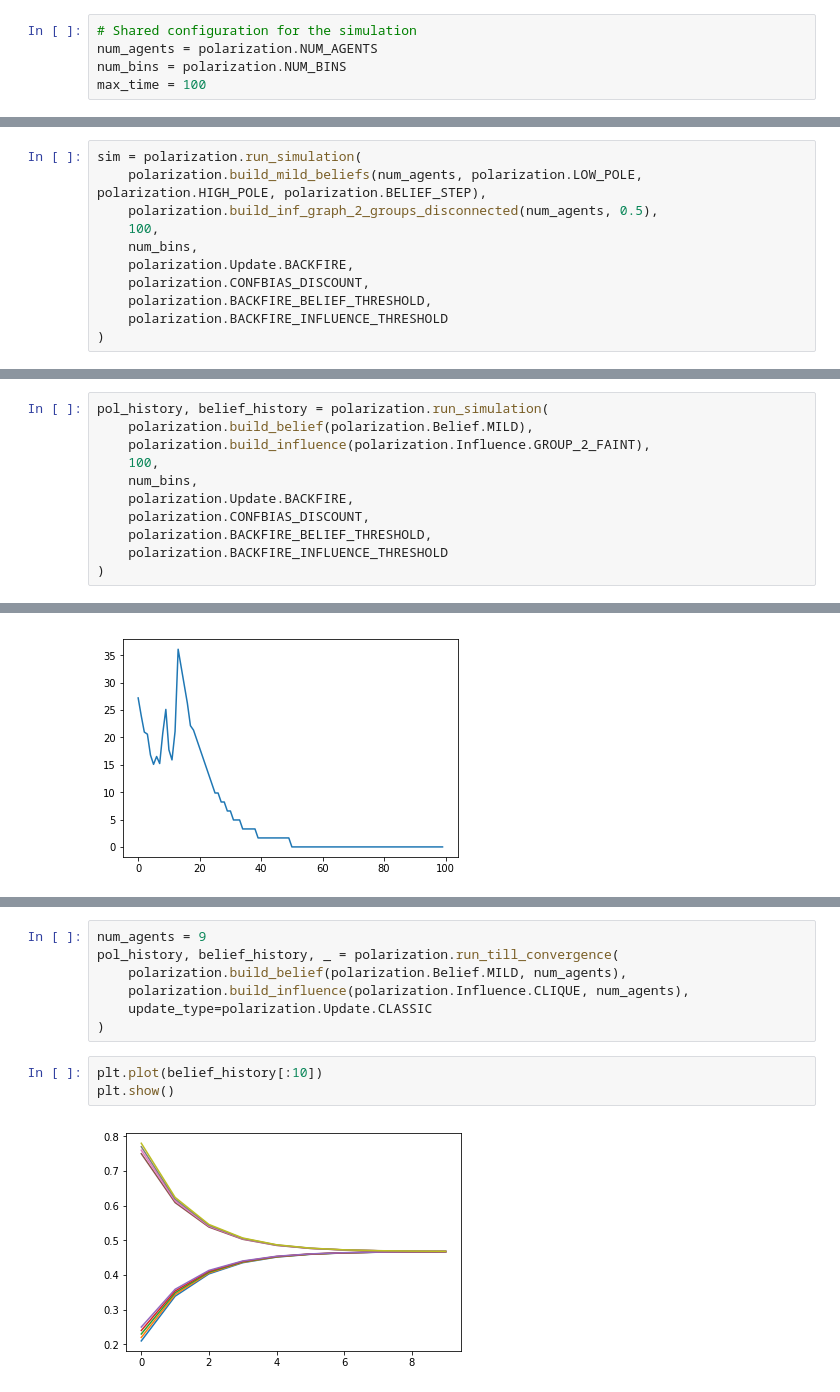
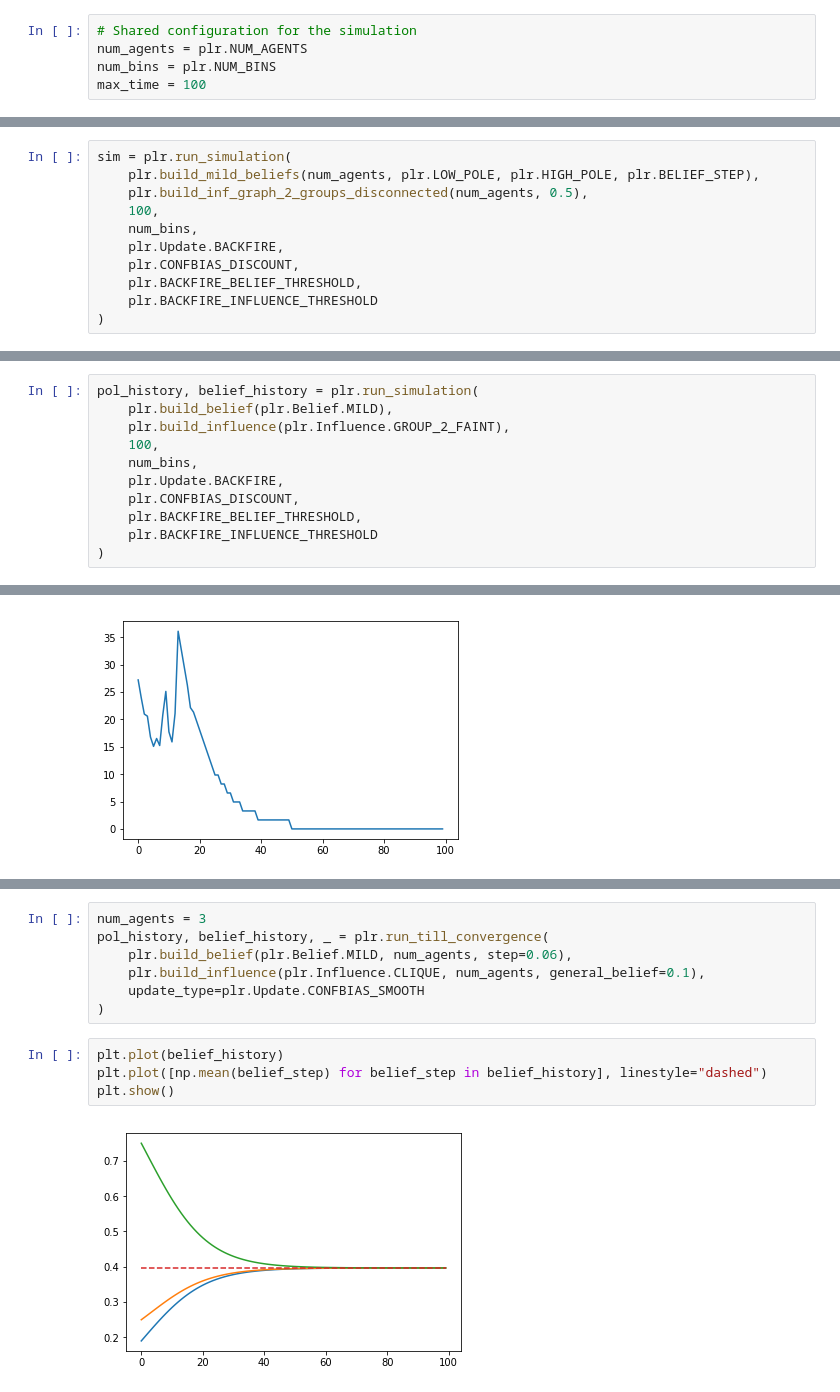
Before and after one commit to Sirquini/Polarization, a Jupyter notebook: New Simulations.ipynb, the cells around one changed output, grey strips where cells are left out. Drawn from its saved outputs; the diff is of its cells as text.

Commit message:
Update examples with new Simulation class

```diff
--- a/New Simulations.ipynb
+++ b/New Simulations.ipynb
@@ -4,7 +4,7 @@ import numpy as np
 import matplotlib.pyplot as plt
 # %%
 # Shared configuration for the simulation
-num_agents = polarization.NUM_AGENTS
-num_bins = polarization.NUM_BINS
+num_agents = plr.NUM_AGENTS
+num_bins = plr.NUM_BINS
 max_time = 100
 # %%
@@ -60,15 +60,15 @@ plt.legend()
 <matplotlib.legend.Legend at 0x...>
 [figure]
 # %%
-sim = polarization.run_simulation(
-    polarization.build_mild_beliefs(num_agents, polarization.LOW_POLE, polarization.HIGH_POLE, polarization.BELIEF_STEP),
-    polarization.build_inf_graph_2_groups_disconnected(num_agents, 0.5),
+sim = plr.run_simulation(
+    plr.build_mild_beliefs(num_agents, plr.LOW_POLE, plr.HIGH_POLE, plr.BELIEF_STEP),
+    plr.build_inf_graph_2_groups_disconnected(num_agents, 0.5),
     100,
     num_bins,
-    polarization.Update.BACKFIRE,
-    polarization.CONFBIAS_DISCOUNT,
-    polarization.BACKFIRE_BELIEF_THRESHOLD,
-    polarization.BACKFIRE_INFLUENCE_THRESHOLD
+    plr.Update.BACKFIRE,
+    plr.CONFBIAS_DISCOUNT,
+    plr.BACKFIRE_BELIEF_THRESHOLD,
+    plr.BACKFIRE_INFLUENCE_THRESHOLD
 )
 # %%
 plt.plot(sim[0])
@@ -121,15 +121,15 @@ The default parameters are defined as constants in the `polarization.py` module.
 - INFLUENCERS_UNBALANCED_INCOMING_SECOND = 0.1
 - INFLUENCERS_UNBALANCED_OTHERS = 0.2
 # %%
-pol_history, belief_history = polarization.run_simulation(
-    polarization.build_belief(polarization.Belief.MILD),
-    polarization.build_influence(polarization.Influence.GROUP_2_FAINT),
+pol_history, belief_history = plr.run_simulation(
+    plr.build_belief(plr.Belief.MILD),
+    plr.build_influence(plr.Influence.GROUP_2_FAINT),
     100,
     num_bins,
-    polarization.Update.BACKFIRE,
-    polarization.CONFBIAS_DISCOUNT,
-    polarization.BACKFIRE_BELIEF_THRESHOLD,
-    polarization.BACKFIRE_INFLUENCE_THRESHOLD
+    plr.Update.BACKFIRE,
+    plr.CONFBIAS_DISCOUNT,
+    plr.BACKFIRE_BELIEF_THRESHOLD,
+    plr.BACKFIRE_INFLUENCE_THRESHOLD
 )
 # %%
 plt.plot(belief_history)
@@ -146,17 +146,18 @@ sum(1 if agent > 0.5 else 0 for agent in polarization.build_belief(polarization.
 # %% [output]
 50
 # %%
-num_agents = 9
-pol_history, belief_history, _ = polarization.run_till_convergence(
-    polarization.build_belief(polarization.Belief.MILD, num_agents),
-    polarization.build_influence(polarization.Influence.CLIQUE, num_agents),
-    update_type=polarization.Update.CLASSIC
+num_agents = 3
+pol_history, belief_history, _ = plr.run_till_convergence(
+    plr.build_belief(plr.Belief.MILD, num_agents, step=0.06),
+    plr.build_influence(plr.Influence.CLIQUE, num_agents, general_belief=0.1),
+    update_type=plr.Update.CONFBIAS_SMOOTH
 )
 # %%
-plt.plot(belief_history[:10])
+plt.plot(belief_history)
+plt.plot([np.mean(belief_step) for belief_step in belief_history], linestyle="dashed")
 plt.show()
 # %% [output]
-[figure, old version]
+[figure, new version]
 # %%
 (np.mean(belief_history[0]), max(belief_history[-1]))
 # %% [output]
```
Also changed, not shown: parts of 11 cells of this notebook.
